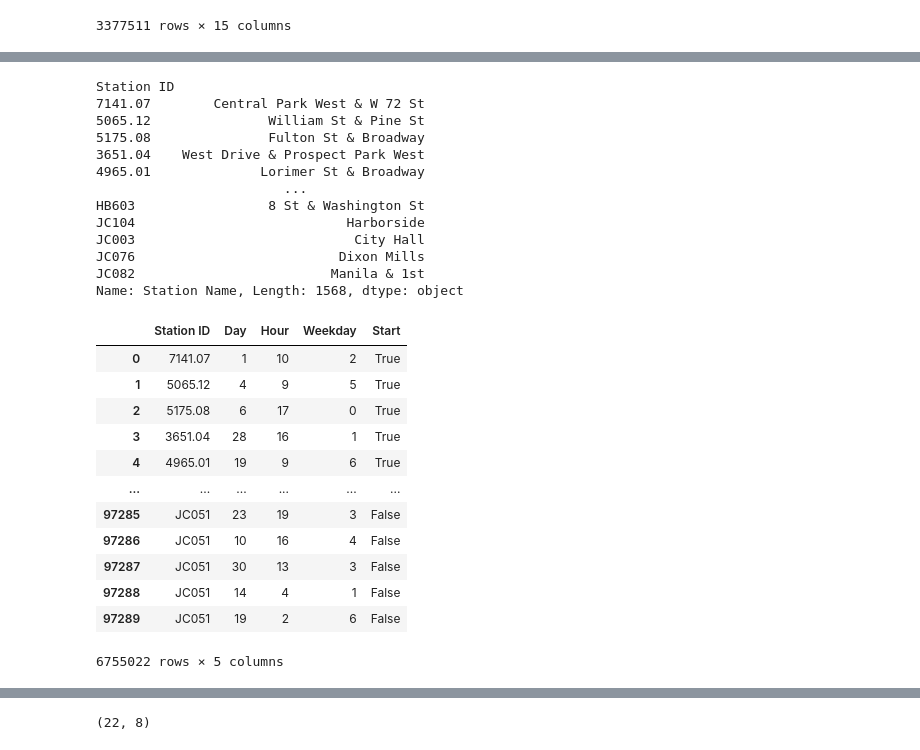
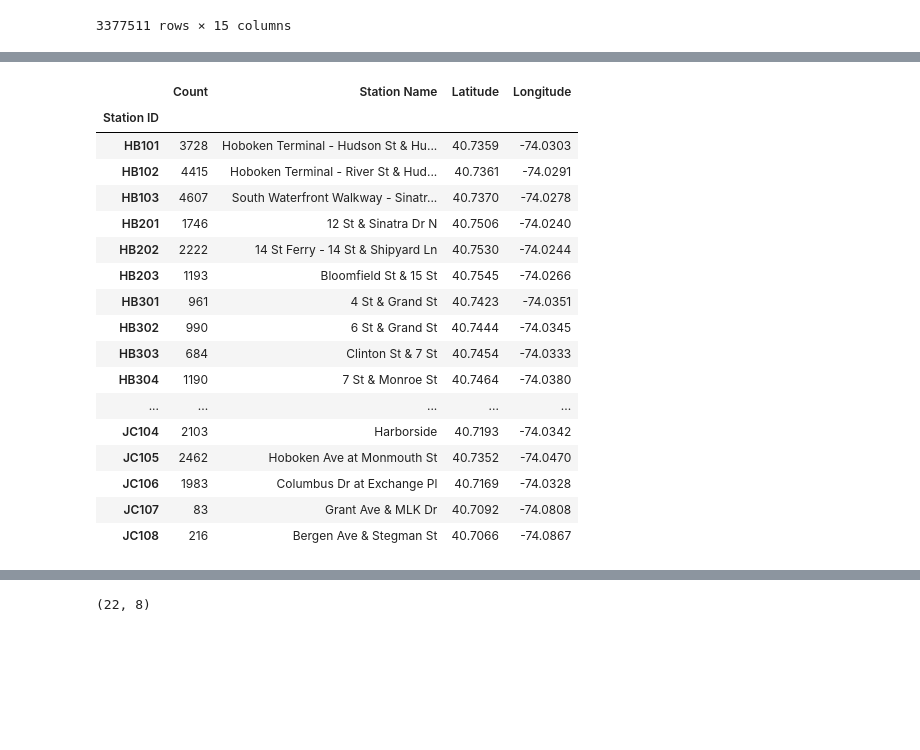
Before and after one commit to neighbor-ryan/ctbk.dev, a Jupyter notebook: station-counts.ipynb, the cells around one changed output, grey strips where cells are left out. Saved outputs shown, nothing was run; the diff lists cells and outputs as text; code cells hidden in the pictures; blank space fills up the shorter version.

```diff
--- a/station-counts.ipynb
+++ b/station-counts.ipynb
@@ -228,57 +171,23 @@ end_counts
-# %%
-stations = (
-    d[['Start Station ID', 'Start Station Name']]
-    .rename(columns={'Start Station ID': 'Station ID', 'Start Station Name': 'Station Name'})
-    .set_index('Station ID')
-    ['Station Name']
-    .drop_duplicates()
-)
-
-stations
-# %% [output]
-Station ID
-7141.07        Central Park West & W 72 St
-5065.12               William St & Pine St
-5175.08               Fulton St & Broadway
-3651.04    West Drive & Prospect Park West
-4965.01              Lorimer St & Broadway
-                        ...
-HB603                 8 St & Washington St
-JC104                           Harborside
-JC003                            City Hall
-JC076                          Dixon Mills
-JC082                         Manila & 1st
-Name: Station Name, Length: 1568, dtype: object
-# %%
-starts = d[['Start Station ID']].copy()
-start_times = d['Start Time']
-ends = d[['End Station ID']].copy()
-end_times = d['Stop Time']
-
-starts['Day'] = start_times.dt.day
-starts['Hour'] = start_times.dt.hour
-starts['Weekday'] = start_times.dt.weekday
-ends['Day'] = end_times.dt.day
-ends['Hour'] = end_times.dt.hour
-ends['Weekday'] = end_times.dt.weekday
-
-starts = starts.rename(columns={'Start Station ID': 'Station ID'})
-starts['Start'] = True
-ends = ends.rename(columns={'End Station ID': 'Station ID'})
-ends['Start'] = False
-dockings = pd.concat([starts, ends])
-dockings
-# %% [output]
-|  | Station ID | Day | Hour | Weekday | Start |
-| 0 | 7141.07 | 1 | 10 | 2 | True |
-| 1 | 5065.12 | 4 | 9 | 5 | True |
-| 2 | 5175.08 | 6 | 17 | 0 | True |
-| 3 | 3651.04 | 28 | 16 | 1 | True |
-| 4 | 4965.01 | 19 | 9 | 6 | True |
-| ... | ... | ... | ... | ... | ... |
-| 97285 | JC051 | 23 | 19 | 3 | False |
-| 97286 | JC051 | 10 | 16 | 4 | False |
-| 97287 | JC051 | 30 | 13 | 3 | False |
-| 97288 | JC051 | 14 | 4 | 1 | False |
-| 97289 | JC051 | 19 | 2 | 6 | False |
-6755022 rows × 5 columns
+# %%
+jc_starts = jcs[jcs.Start].groupby('Station ID').size().rename('Count')
+jc_llcs = jc_starts.to_frame().merge(stations, left_index=True, right_index=True)
+jc_llcs
+# %% [output]
+|  | Count | Station Name | Latitude | Longitude |
+| Station ID |  |  |  |  |
+| HB101 | 3728 | Hoboken Terminal - Hudson St & Hu... | 40.7359 | -74.0303 |
+| HB102 | 4415 | Hoboken Terminal - River St & Hud... | 40.7361 | -74.0291 |
+| HB103 | 4607 | South Waterfront Walkway - Sinatr... | 40.7370 | -74.0278 |
+| HB201 | 1746 | 12 St & Sinatra Dr N | 40.7506 | -74.0240 |
+| HB202 | 2222 | 14 St Ferry - 14 St & Shipyard Ln | 40.7530 | -74.0244 |
+| HB203 | 1193 | Bloomfield St & 15 St | 40.7545 | -74.0266 |
+| HB301 | 961 | 4 St & Grand St | 40.7423 | -74.0351 |
+| HB302 | 990 | 6 St & Grand St | 40.7444 | -74.0345 |
+| HB303 | 684 | Clinton St & 7 St | 40.7454 | -74.0333 |
+| HB304 | 1190 | 7 St & Monroe St | 40.7464 | -74.0380 |
+| ... | ... | ... | ... | ... |
+| JC104 | 2103 | Harborside | 40.7193 | -74.0342 |
+| JC105 | 2462 | Hoboken Ave at Monmouth St | 40.7352 | -74.0470 |
+| JC106 | 1983 | Columbus Dr at Exchange Pl | 40.7169 | -74.0328 |
+| JC107 | 83 | Grant Ave & MLK Dr | 40.7092 | -74.0808 |
+| JC108 | 216 | Bergen Ave & Stegman St | 40.7066 | -74.0867 |
```
Also changed, not shown: parts of 48 cells of this notebook.
